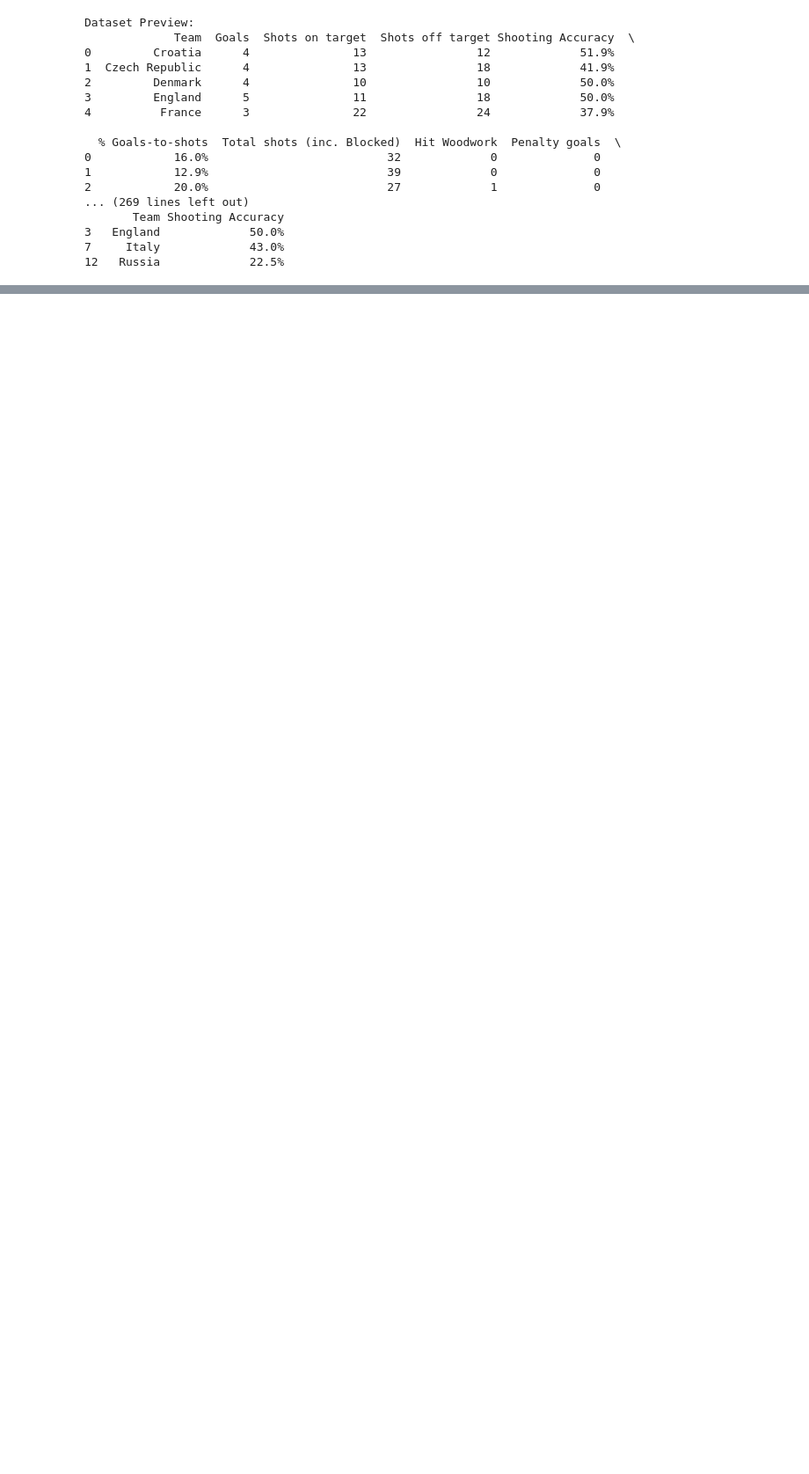
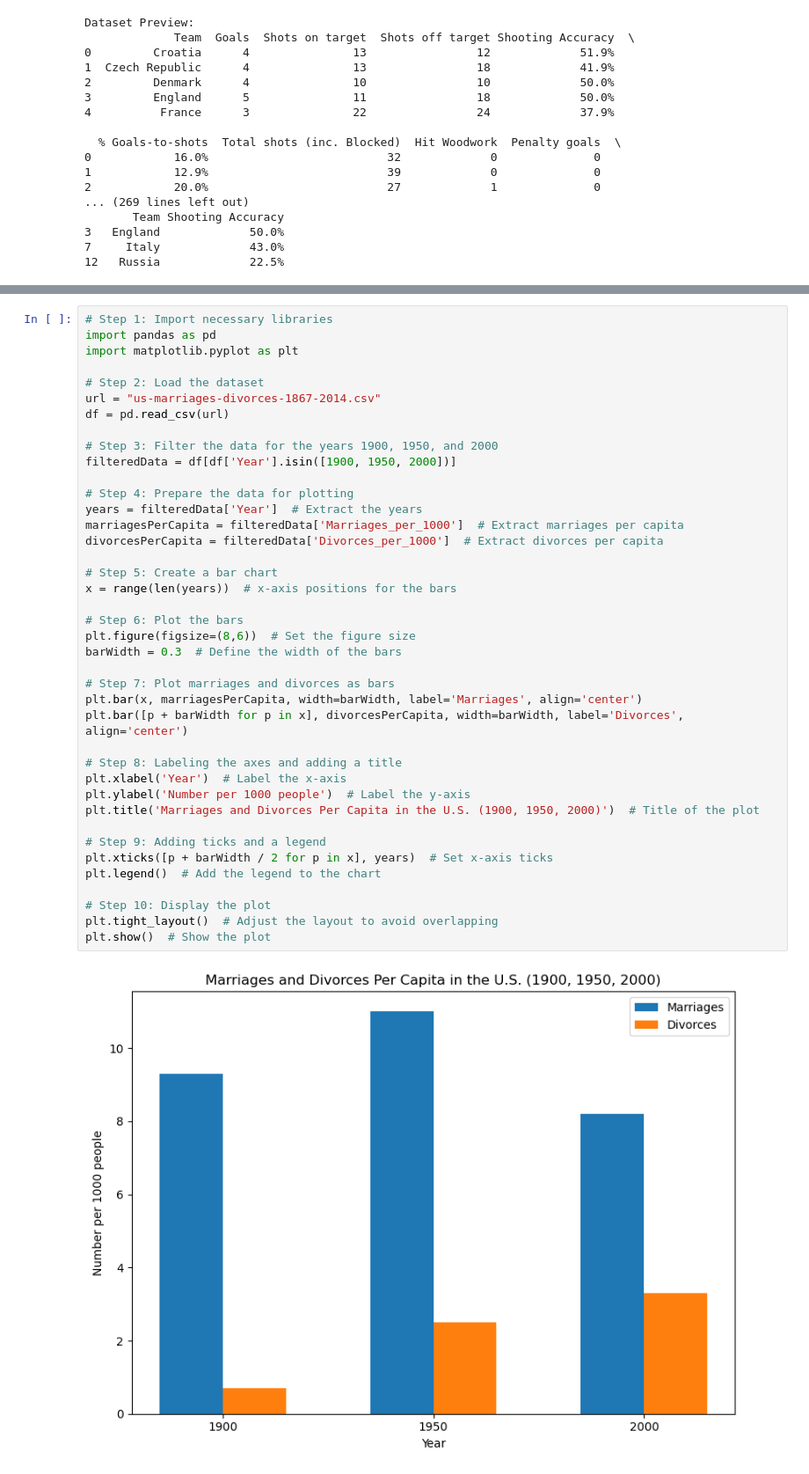
Before and after one commit to takshilk-gc/Takshil.Khorasia.BDAT1004PS3, a Jupyter notebook: ProblemSet3Solution.ipynb, the cells around one changed output, grey strips where cells are left out. Shown at 88% size. Cells and saved outputs as stored; diff of their text form; blank space fills up the shorter version.

```diff
--- a/ProblemSet3Solution.ipynb
+++ b/ProblemSet3Solution.ipynb
@@ -188,0 +554,42 @@ Dataset Preview:
+# %%
+# Step 1: Import necessary libraries
+import pandas as pd
+import matplotlib.pyplot as plt
+
+# Step 2: Load the dataset
+url = "us-marriages-divorces-1867-2014.csv"
+df = pd.read_csv(url)
+
+# Step 3: Filter the data for the years 1900, 1950, and 2000
+filteredData = df[df['Year'].isin([1900, 1950, 2000])]
+
+# Step 4: Prepare the data for plotting
+years = filteredData['Year']  # Extract the years
+marriagesPerCapita = filteredData['Marriages_per_1000']  # Extract marriages per capita
+divorcesPerCapita = filteredData['Divorces_per_1000']  # Extract divorces per capita
+
+# Step 5: Create a bar chart
+x = range(len(years))  # x-axis positions for the bars
+
+# Step 6: Plot the bars
+plt.figure(figsize=(8,6))  # Set the figure size
+barWidth = 0.3  # Define the width of the bars
+
+# Step 7: Plot marriages and divorces as bars
+plt.bar(x, marriagesPerCapita, width=barWidth, label='Marriages', align='center')
+plt.bar([p + barWidth for p in x], divorcesPerCapita, width=barWidth, label='Divorces', align='center')
+
+# Step 8: Labeling the axes and adding a title
+plt.xlabel('Year')  # Label the x-axis
+plt.ylabel('Number per 1000 people')  # Label the y-axis
+plt.title('Marriages and Divorces Per Capita in the U.S. (1900, 1950, 2000)')  # Title of the plot
+
+# Step 9: Adding ticks and a legend
+plt.xticks([p + barWidth / 2 for p in x], years)  # Set x-axis ticks
+plt.legend()  # Add the legend to the chart
+
+# Step 10: Display the plot
+plt.tight_layout()  # Adjust the layout to avoid overlapping
+plt.show()  # Show the plot
+# %% [output]
+[figure, added]
```
Also changed, not shown: parts of 16 cells of this notebook, 5 other files.
